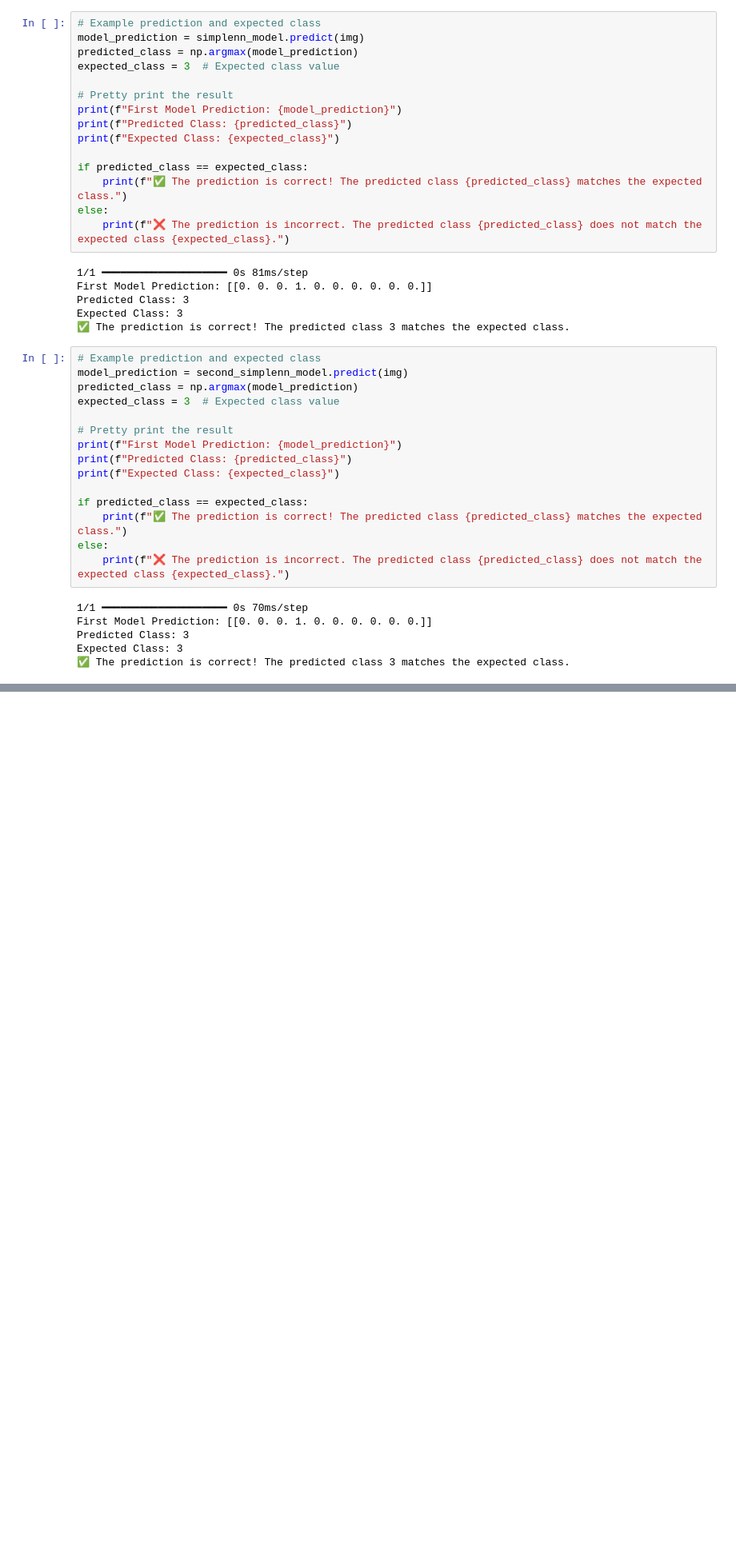
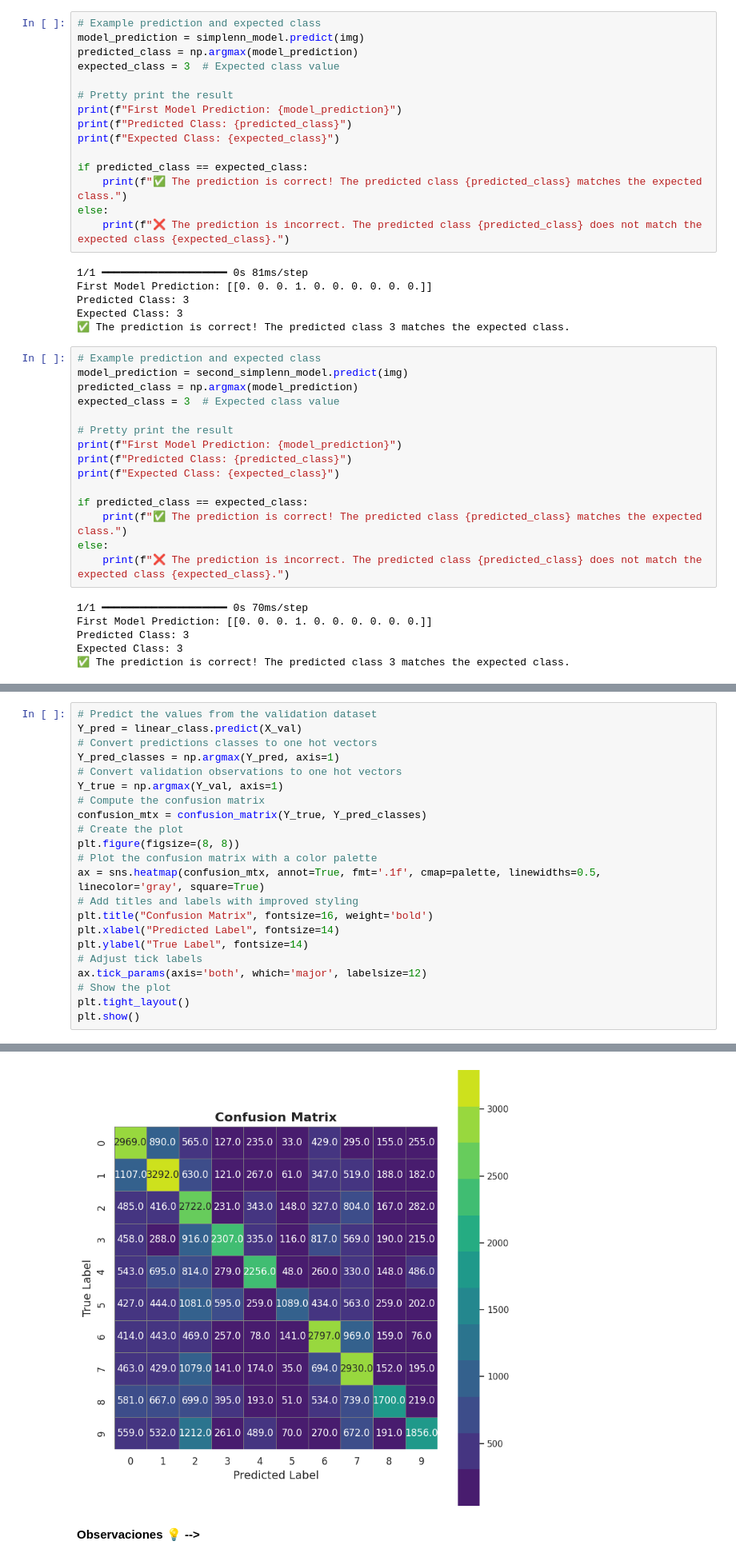
Before and after one commit to Andrea-gt/cnn-recognition, a Jupyter notebook: cnn_recognition.ipynb, the cells around one changed output, grey strips where cells are left out. Shown at 80% size. Drawn from its saved outputs; the diff is of its cells as text; blank space fills up the shorter version.

```diff
--- a/cnn_recognition.ipynb
+++ b/cnn_recognition.ipynb
@@ -1108,0 +1194,23 @@ Expected Class: 3
+# %%
+# Predict the values from the validation dataset
+Y_pred = linear_class.predict(X_val)
+# Convert predictions classes to one hot vectors
+Y_pred_classes = np.argmax(Y_pred, axis=1)
+# Convert validation observations to one hot vectors
+Y_true = np.argmax(Y_val, axis=1)
+# Compute the confusion matrix
+confusion_mtx = confusion_matrix(Y_true, Y_pred_classes)
+# Create the plot
+plt.figure(figsize=(8, 8))
+# Plot the confusion matrix with a color palette
+ax = sns.heatmap(confusion_mtx, annot=True, fmt='.1f', cmap=palette, linewidths=0.5, linecolor='gray', square=True)
+# Add titles and labels with improved styling
+plt.title("Confusion Matrix", fontsize=16, weight='bold')
+plt.xlabel("Predicted Label", fontsize=14)
+plt.ylabel("True Label", fontsize=14)
+# Adjust tick labels
+ax.tick_params(axis='both', which='major', labelsize=12)
+# Show the plot
+plt.tight_layout()
+plt.show()
+# %% [output]
@@ -1108,0 +1218,3 @@ Expected Class: 3
+[figure, added]
+# %% [markdown]
+**Observaciones 💡 -->**
```
Also changed, not shown: parts of 31 cells of this notebook.
